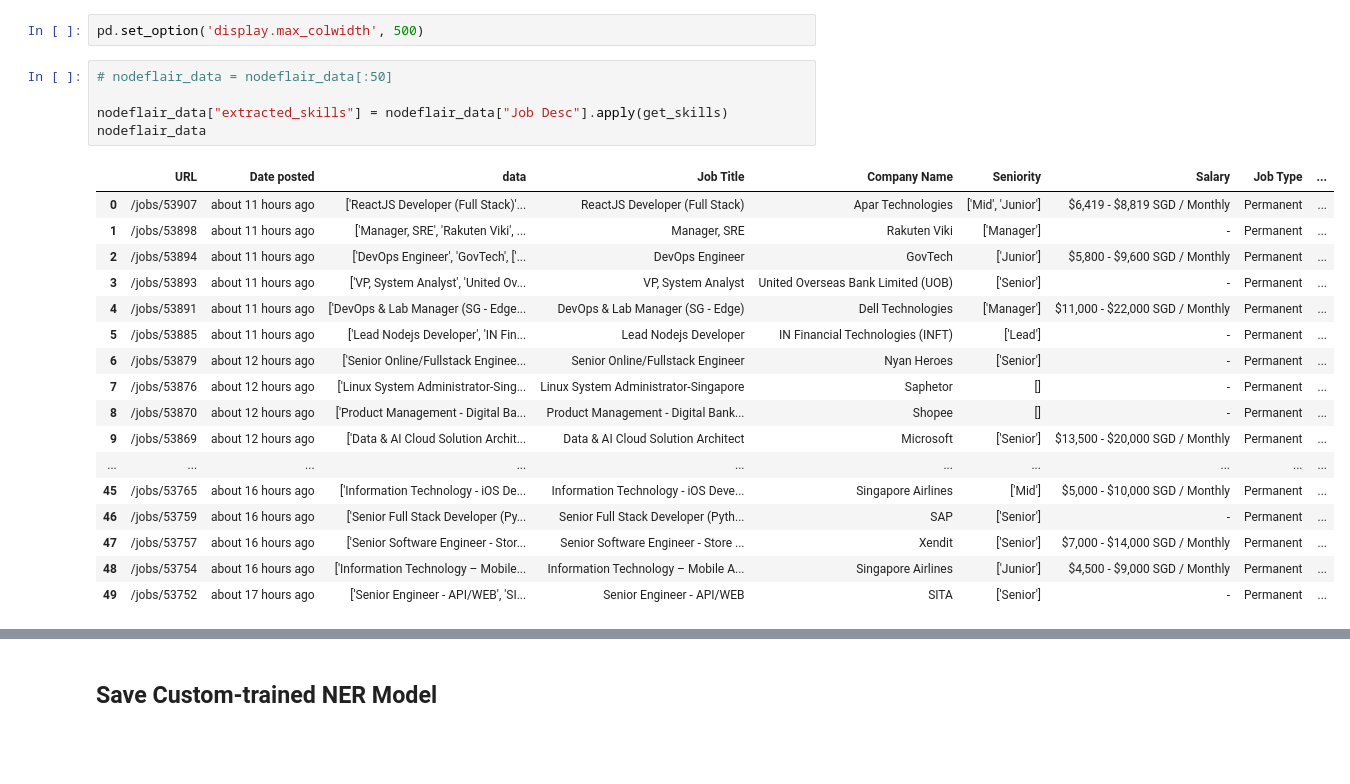
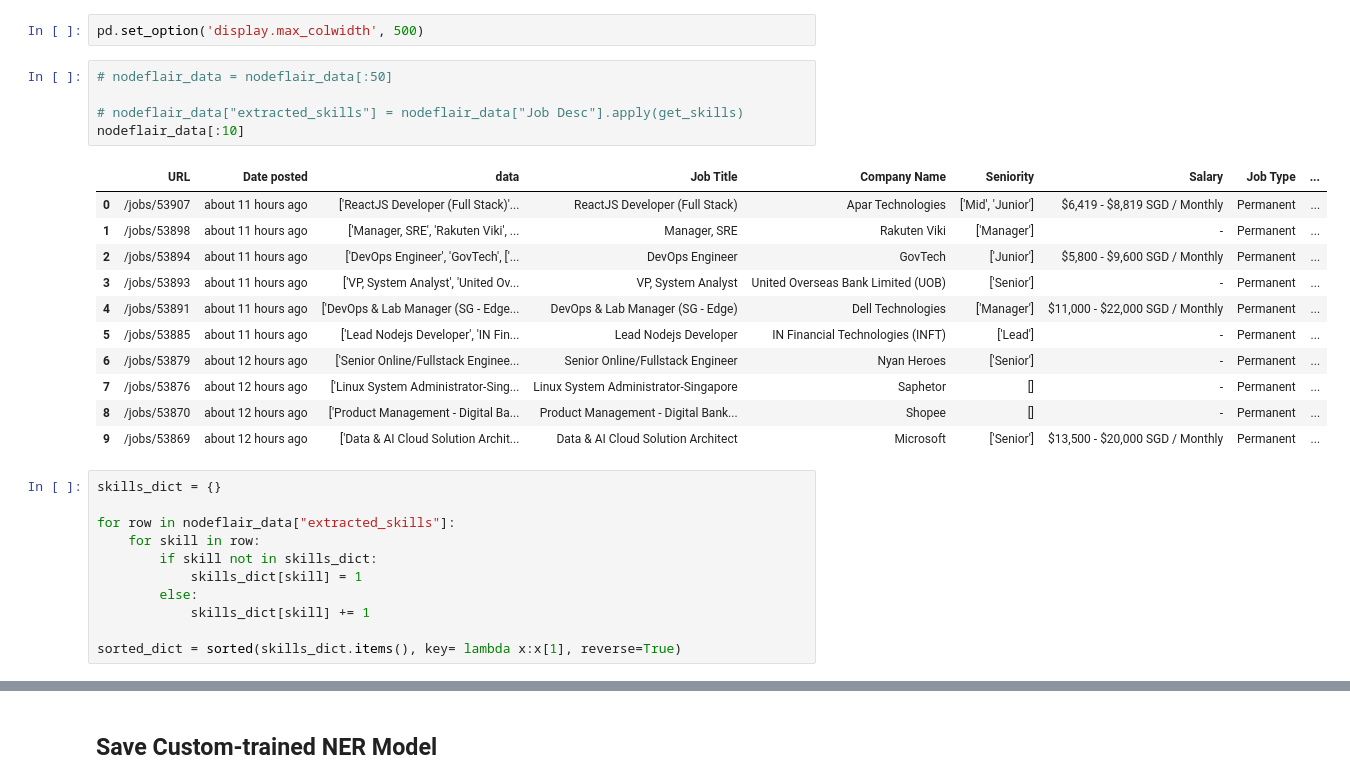
Before and after one commit to joshuawong96/job-posting-analysis, a Jupyter notebook: code/analysis/ner_model.ipynb, the cells around one changed output, grey strips where cells are left out. Drawn from its saved outputs; the diff is of its cells as text; blank space fills up the shorter version.

```diff
--- a/code/analysis/ner_model.ipynb
+++ b/code/analysis/ner_model.ipynb
@@ -385,23 +383,28 @@ pd.set_option('display.max_colwidth', 500)
 # %%
 # nodeflair_data = nodeflair_data[:50]
 
-nodeflair_data["extracted_skills"] = nodeflair_data["Job Desc"].apply(get_skills)
-nodeflair_data
+# nodeflair_data["extracted_skills"] = nodeflair_data["Job Desc"].apply(get_skills)
+nodeflair_data[:10]
 # %% [output]
 |  | URL | Date posted | data | Job Title | Company Name | Seniority | Salary | Job Type | ... |
 | 0 | /jobs/53907 | about 11 hours ago | ['ReactJS Developer (Full Stack)'... | ReactJS Developer (Full Stack) | Apar Technologies | ['Mid', 'Junior'] | $6,419 - $8,819 SGD / Monthly | Permanent | ... |
 | 1 | /jobs/53898 | about 11 hours ago | ['Manager, SRE', 'Rakuten Viki', ... | Manager, SRE | Rakuten Viki | ['Manager'] | - | Permanent | ... |
 | 2 | /jobs/53894 | about 11 hours ago | ['DevOps Engineer', 'GovTech', ['... | DevOps Engineer | GovTech | ['Junior'] | $5,800 - $9,600 SGD / Monthly | Permanent | ... |
 | 3 | /jobs/53893 | about 11 hours ago | ['VP, System Analyst', 'United Ov... | VP, System Analyst | United Overseas Bank Limited (UOB) | ['Senior'] | - | Permanent | ... |
 | 4 | /jobs/53891 | about 11 hours ago | ['DevOps & Lab Manager (SG - Edge... | DevOps & Lab Manager (SG - Edge) | Dell Technologies | ['Manager'] | $11,000 - $22,000 SGD / Monthly | Permanent | ... |
 | 5 | /jobs/53885 | about 11 hours ago | ['Lead Nodejs Developer', 'IN Fin... | Lead Nodejs Developer | IN Financial Technologies (INFT) | ['Lead'] | - | Permanent | ... |
 | 6 | /jobs/53879 | about 12 hours ago | ['Senior Online/Fullstack Enginee... | Senior Online/Fullstack Engineer | Nyan Heroes | ['Senior'] | - | Permanent | ... |
 | 7 | /jobs/53876 | about 12 hours ago | ['Linux System Administrator-Sing... | Linux System Administrator-Singapore | Saphetor | [] | - | Permanent | ... |
 | 8 | /jobs/53870 | about 12 hours ago | ['Product Management - Digital Ba... | Product Management - Digital Bank... | Shopee | [] | - | Permanent | ... |
 | 9 | /jobs/53869 | about 12 hours ago | ['Data & AI Cloud Solution Archit... | Data & AI Cloud Solution Architect | Microsoft | ['Senior'] | $13,500 - $20,000 SGD / Monthly | Permanent | ... |
-| ... | ... | ... | ... | ... | ... | ... | ... | ... | ... |
-| 45 | /jobs/53765 | about 16 hours ago | ['Information Technology - iOS De... | Information Technology - iOS Deve... | Singapore Airlines | ['Mid'] | $5,000 - $10,000 SGD / Monthly | Permanent | ... |
-| 46 | /jobs/53759 | about 16 hours ago | ['Senior Full Stack Developer (Py... | Senior Full Stack Developer (Pyth... | SAP | ['Senior'] | - | Permanent | ... |
-| 47 | /jobs/53757 | about 16 hours ago | ['Senior Software Engineer - Stor... | Senior Software Engineer - Store ... | Xendit | ['Senior'] | $7,000 - $14,000 SGD / Monthly | Permanent | ... |
-| 48 | /jobs/53754 | about 16 hours ago | ['Information Technology – Mobile... | Information Technology – Mobile A... | Singapore Airlines | ['Junior'] | $4,500 - $9,000 SGD / Monthly | Permanent | ... |
-| 49 | /jobs/53752 | about 17 hours ago | ['Senior Engineer - API/WEB', 'SI... | Senior Engineer - API/WEB | SITA | ['Senior'] | - | Permanent | ... |
+# %%
+skills_dict = {}
+
+for row in nodeflair_data["extracted_skills"]:
+    for skill in row:
+        if skill not in skills_dict:
+            skills_dict[skill] = 1
+        else:
+            skills_dict[skill] += 1
+
+sorted_dict = sorted(skills_dict.items(), key= lambda x:x[1], reverse=True)
```
Also changed, not shown: parts of 5 cells of this notebook.
